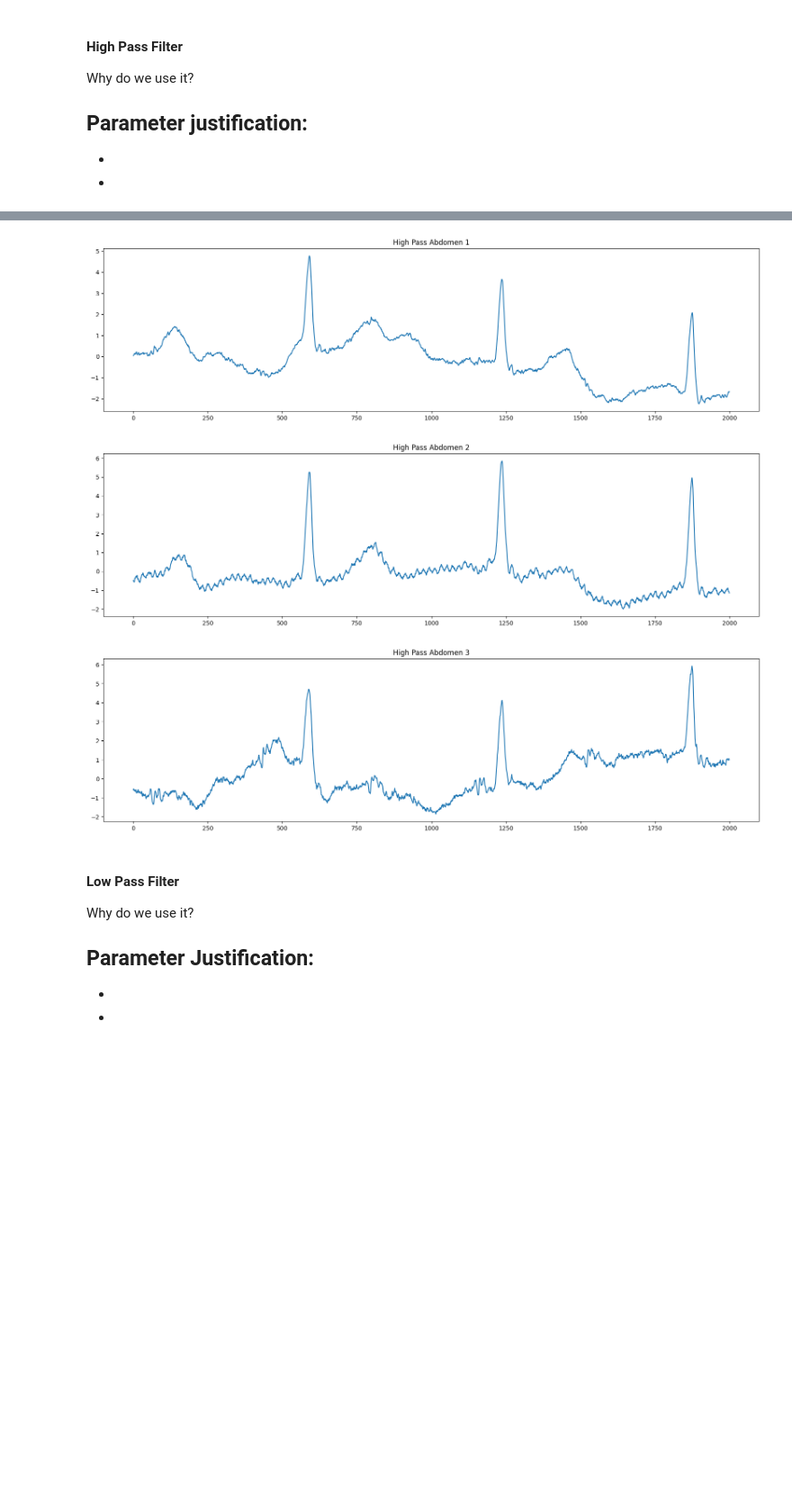
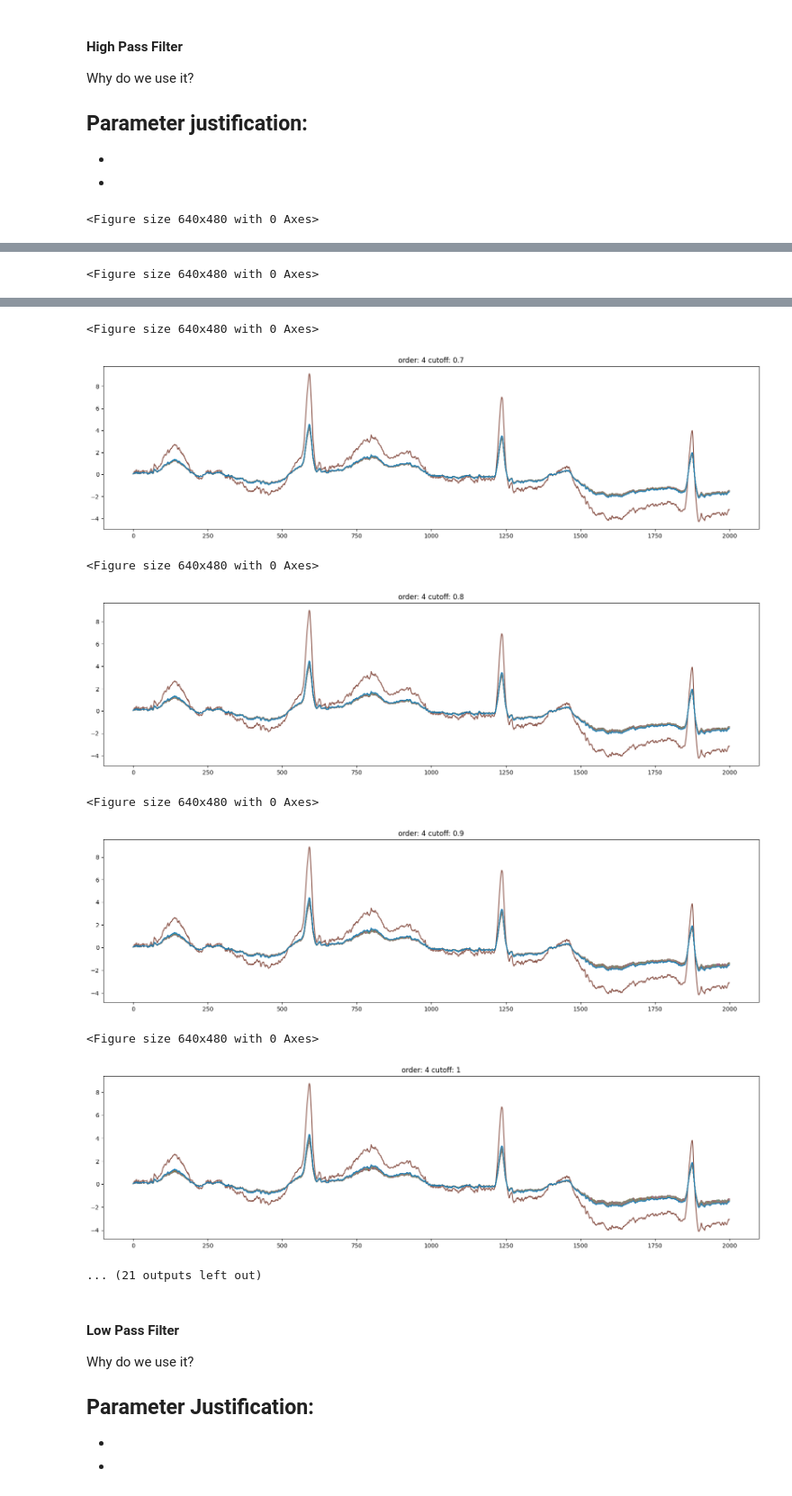
Before and after one commit to arasaniu/aml, a Jupyter notebook: src/main.ipynb, the cells around one changed output, grey strips where cells are left out. Shown at 90% size. Cells and saved outputs as stored; diff of their text form; code cells hidden in the pictures; blank space fills up the shorter version.

Commit message:
update high pass

```diff
--- a/src/main.ipynb
+++ b/src/main.ipynb
@@ -38,14 +70,22 @@ fs = 1000
 
 thorax1 = highpass_filter(thorax1, cutoff_baseline, fs)
 thorax2 = highpass_filter(thorax2, cutoff_baseline, fs)
-abdomen1 = highpass_filter(abdomen1, cutoff_baseline, fs)
+# abdomen1 = highpass_filter(abdomen1, cutoff_baseline, fs)
 abdomen2 = highpass_filter(abdomen2, cutoff_baseline, fs)
 abdomen3 = highpass_filter(abdomen3, cutoff_baseline, fs)
 
+# TEMPORARY
+cutoff_baseline = [0.5, 0.6, 0.7, 0.8, 0.9, 1, 2, 3, 5, 8, 10, 15, 20, 40, 60, 50]
+for f in cutoff_baseline:
+    plot_signal(highpass_filter(abdomen1, f, fs, order=4), f"order: {4} cutoff: {f}")
+    plt.clf()
+
+
 # Plot signal with high pass filter applied
-plot_signal(thorax1, "High Pass Thorax 1")
-plot_signal(thorax2, "High Pass Thorax 2")
-plot_signal(abdomen1, "High Pass Abdomen 1")
-plot_signal(abdomen2, "High Pass Abdomen 2")
-plot_signal(abdomen3, "High Pass Abdomen 3")
+# plot_signal(thorax1, "High Pass Thorax 1")
+# plot_signal(thorax2, "High Pass Thorax 2")
+# plot_signal(abdomen1, "High Pass Abdomen 1")
+# plot_signal(abdomen2, "High Pass Abdomen 2")
+# plot_signal(abdomen3, "High Pass Abdomen 3")
 # %% [output]
+<Figure size 640x480 with 0 Axes>
@@ -52,0 +93 @@ plot_signal(abdomen3, "High Pass Abdomen 3")
+<Figure size 640x480 with 0 Axes>
@@ -54,6 +95,12 @@ plot_signal(abdomen3, "High Pass Abdomen 3")
+<Figure size 640x480 with 0 Axes>
-[figure, old version]
+[figure, new version]
+<Figure size 640x480 with 0 Axes>
-[figure, old version]
+[figure, new version]
+<Figure size 640x480 with 0 Axes>
-[figure, old version]
+[figure, new version]
+<Figure size 640x480 with 0 Axes>
+[figure, added]
+... (21 outputs left out)
 # %% [markdown]
 #### Low Pass Filter
 Why do we use it?
```
Also changed, not shown: parts of 4 cells of this notebook, 2 other files.
